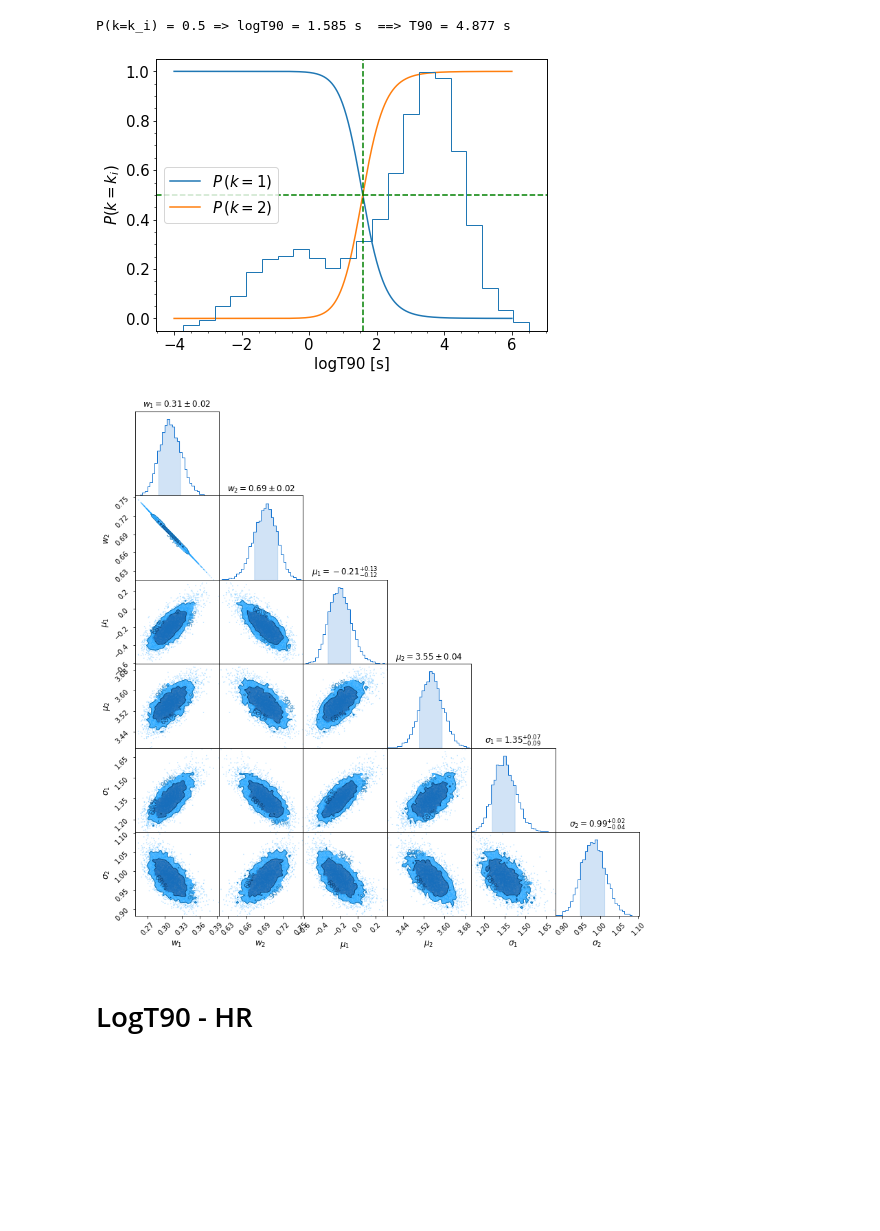
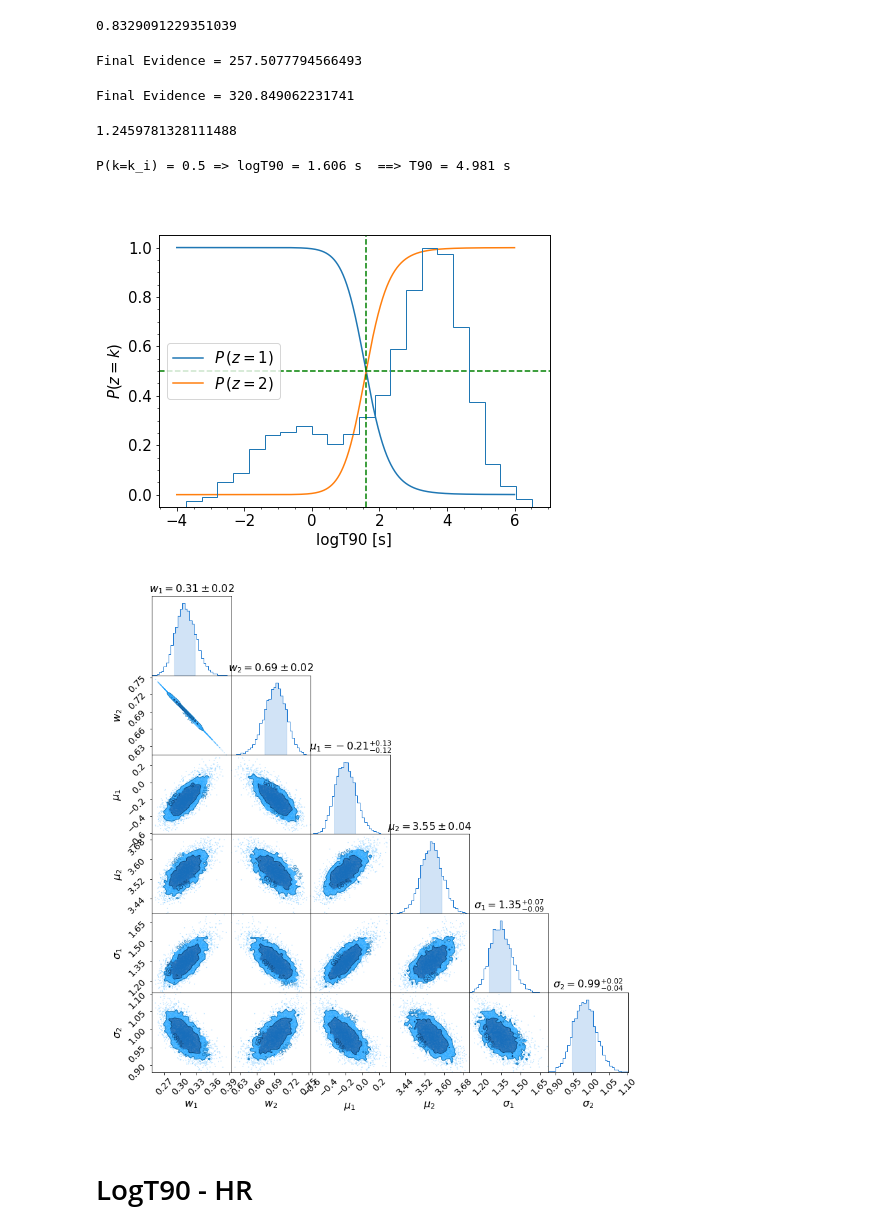
Before and after one commit to fdesanti/nested_sampling, a Jupyter notebook: posterior_analysis.ipynb, the cells around one changed output. Drawn from its saved outputs; the diff is of its cells as text; code cells hidden in the pictures; blank space fills up the shorter version.

Commit message:
minor plot updates

```diff
--- a/posterior_analysis.ipynb
+++ b/posterior_analysis.ipynb
@@ -29,5 +29,21 @@ if n_gauss == 3:
 P(k = 1) = 0.945
 P(k = 2) = 0.055
+# %%
+np.log(2.3)
+# %% [output]
+0.8329091229351039
+# %%
+Z3 = posteriors.compute_evidence(logT90, N = int(1e5))
+# %% [output]
+Final Evidence = 257.5077794566493
+# %%
+Z2 = posteriors.compute_evidence(logT90, N = int(1e5))
+# %% [output]
+Final Evidence = 320.849062231741
+# %%
+Z2/Z3
+# %% [output]
+1.2459781328111488
 # %%
 x = np.linspace(-4, 6, 10000)
 P1 = []
@@ -44,8 +60,8 @@ fig, ax = plt.subplots(figsize=(7,5))
 twin1 = ax.twinx()
 twin1.hist(logT90, density=False, bins='fd', histtype='step', label='data')
 
-ax.plot(x, P1, label='$P\,(k=1)$')
-ax.plot(x, P2, label = '$P\,(k=2)$')
+ax.plot(x, P1, label='$P\,(z=1)$')
+ax.plot(x, P2, label = '$P\,(z=2)$')
 #ax.plot(x, 10*P2*P1)
 
 imax = np.where(P2*P1 == max(P2*P1))
@@ -55,42 +71,43 @@ ax.minorticks_on()
 ax.legend(loc = 'center left')
 
 ax.set_xlabel('logT90 [s]')
-ax.set_ylabel('$P(k = k_i)$')
+ax.set_ylabel('$P(z = k)$')
 twin1.set_yticks([])
 print('P(k=k_i) = 0.5 => logT90 = %.3f s  ==> T90 = %.3f s' %(x[imax], np.exp(x[imax])))
 
 
 plt.savefig(f'{path}/threshold.png', dpi = 200)
 # %% [output]
-P(k=k_i) = 0.5 => logT90 = 1.585 s  ==> T90 = 4.877 s
+P(k=k_i) = 0.5 => logT90 = 1.606 s  ==> T90 = 4.981 s
-[figure, old version]
+[figure, new version]
 # %%
 #%matplotlib inline
 #posteriors.corner_plot(50)
 # %%
 from chainconsumer import ChainConsumer
 
 parameters = posteriors.latex_names
 data = []
-
 for name, latex_name in zip(posteriors.samples.keys(), parameters):
     data.append(posteriors.samples[name])
 data = np.array(data)
 
 c = ChainConsumer().add_chain(data.T, parameters = parameters).configure(statistics="max_shortest",
                                                                          smooth = 0,
                                                                          cloud=True,
                                                                          summary=True,
                                                                          #summary_area = 0.68,
                                                                          sigma2d=False,
                                                                      contour_labels = 'confidence',
                                                                          sigmas=[0, 1, 1.645],
+                                                                         tick_font_size=14,
+                                                                         label_font_size=16
                                                                         )
 
 fig = c.plotter.plot(filename = 'corner_plot.png')
 fig.set_size_inches(3 + fig.get_size_inches())  # Resize fig for doco. You don't need this.
 # %% [output]
-[figure, old version]
+[figure, new version]
 # %% [markdown]
 # LogT90 - HR
 # %%
```
Also changed, not shown: parts of 3 cells of this notebook, 10 other files.
